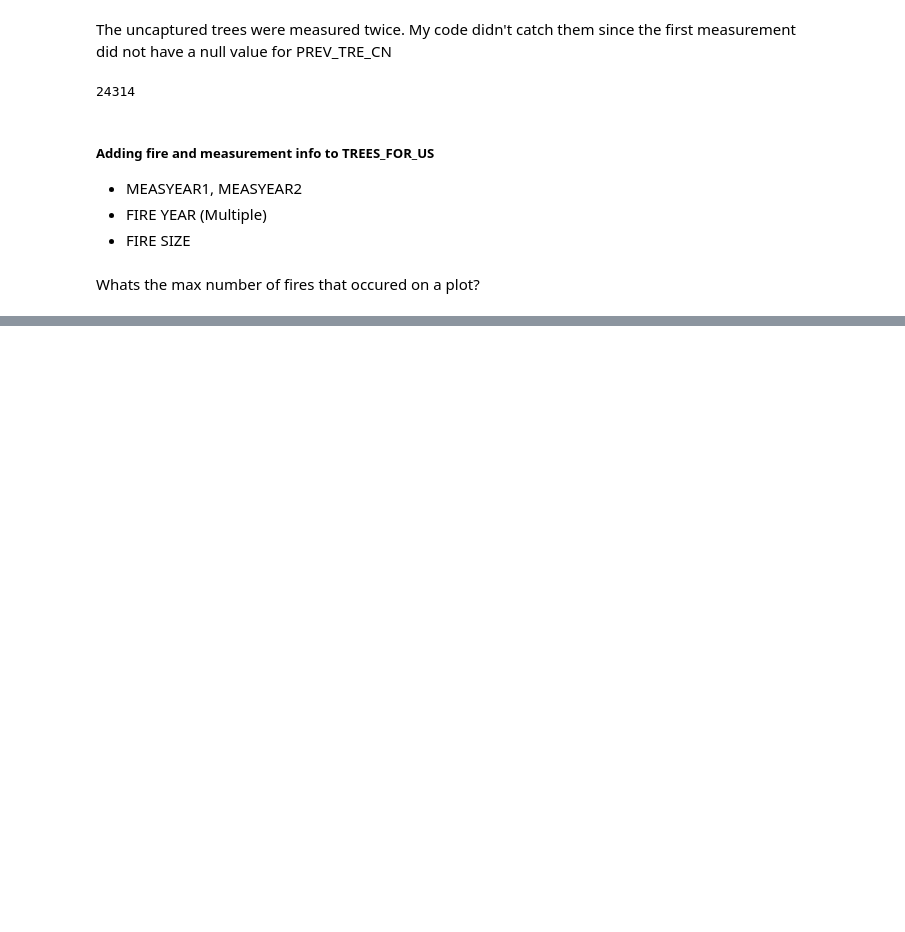
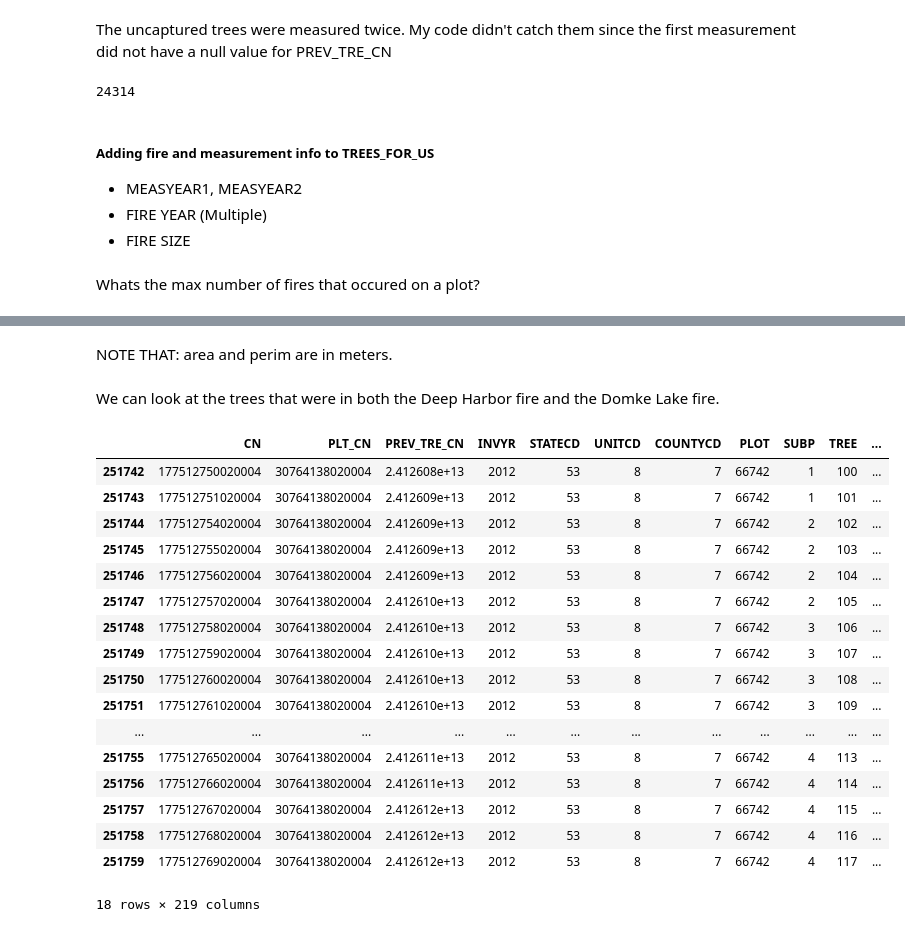
Before and after one commit to hbclad/Erdos_Trees, a Jupyter notebook: Data Analysis/Filtering_Trees_Everyone.ipynb, the cells around one changed output, grey strips where cells are left out. Drawn from its saved outputs; the diff is of its cells as text; code cells hidden in the pictures; blank space fills up the shorter version.

Commit message:
making trees for us csv??

```diff
--- a/Data Analysis/Filtering_Trees_Everyone.ipynb
+++ b/Data Analysis/Filtering_Trees_Everyone.ipynb
@@ -21,7 +21,7 @@ sns.set_style("whitegrid")
 # %% [markdown]
 Remember to unzip WA_TREE.csv.zip
 # %%
-TREE = pd.read_csv('../Data/WA_TREE.csv')
+TREE = pd.read_csv('/Users/henrycladouhos/Desktop/WA_TREE.csv')
 print(len(TREE))
 TREE.columns
 # %% [output]
@@ -324,0 +349,25 @@ FIREPLOTS_FIRE_SANDWICH[FIREPLOTS_FIRE_SANDWICH['UNIQUE_PLOT_ID'] == '8 7 66742'
+# %%
+TREES_FOR_US['MEASYEAR'] = None
+columns_to_add = ['INCIDENT1', 'FIREYEAR1', 'AREA1', 'PERIM1','INCIDENT2', 'FIREYEAR2', 'AREA2', 'PERIM2','INCIDENT3', 'FIREYEAR3', 'AREA3', 'PERIM3','INCIDENT4', 'FIREYEAR4', 'AREA4', 'PERIM4']
+
+for col in columns_to_add:
+    TREES_FOR_US[col] = None
+#initialize these new columns
+for index1, row1 in TREES_FOR_US.iterrows():
+    #Assign MEASYEAR1 and MEASYEAR2
+    pltid = row1['UNIQUE_PLOT_ID']
+    firesonplot = FIREPLOTS_FIRE_SANDWICH[FIREPLOTS_FIRE_SANDWICH['UNIQUE_PLOT_ID']==pltid]
+    if pd.isna(row1['PREV_TRE_CN']):
+        TREES_FOR_US.loc[index1, 'MEASYEAR'] = firesonplot['MEASYEAR1'].iloc[0]
+    else:
+        #if we are on the second measurement lets add fire info as well
+        TREES_FOR_US.loc[index1, 'MEASYEAR'] = firesonplot['MEASYEAR2'].iloc[0]
+
+        i=1
+        for index2, row2 in firesonplot.iterrows():
+            if i==1 or TREES_FOR_US.loc[index1,f'INCIDENT{i-1}']!=row2['INCIDENT']:
+                TREES_FOR_US.loc[index1,f'INCIDENT{i}'] = row2['INCIDENT']
+                TREES_FOR_US.loc[index1,f'FIREYEAR{i}'] = row2['FIRE_YEAR_']
+                TREES_FOR_US.loc[index1, f'AREA{i}'] = row2['area']
+                TREES_FOR_US.loc[index1,f'PERIM{i}'] = row2['perimeter']
+                i = i+1
@@ -324,0 +385,25 @@ FIREPLOTS_FIRE_SANDWICH[FIREPLOTS_FIRE_SANDWICH['UNIQUE_PLOT_ID'] == '8 7 66742'
+# %% [markdown]
+NOTE THAT: area and perim are in meters.
+# %% [markdown]
+We can look at the trees that were in both the Deep Harbor fire and the Domke Lake fire.
+# %%
+TREES_FOR_US[(TREES_FOR_US['INCIDENT1']=='Deep Harbor') & (TREES_FOR_US['INCIDENT2']=='Domke Lake')]
+# %% [output]
+|  | CN | PLT_CN | PREV_TRE_CN | INVYR | STATECD | UNITCD | COUNTYCD | PLOT | SUBP | TREE | ... |
+| 251742 | 177512750020004 | 30764138020004 | 2.412608e+13 | 2012 | 53 | 8 | 7 | 66742 | 1 | 100 | ... |
+| 251743 | 177512751020004 | 30764138020004 | 2.412609e+13 | 2012 | 53 | 8 | 7 | 66742 | 1 | 101 | ... |
+| 251744 | 177512754020004 | 30764138020004 | 2.412609e+13 | 2012 | 53 | 8 | 7 | 66742 | 2 | 102 | ... |
+| 251745 | 177512755020004 | 30764138020004 | 2.412609e+13 | 2012 | 53 | 8 | 7 | 66742 | 2 | 103 | ... |
+| 251746 | 177512756020004 | 30764138020004 | 2.412609e+13 | 2012 | 53 | 8 | 7 | 66742 | 2 | 104 | ... |
+| 251747 | 177512757020004 | 30764138020004 | 2.412610e+13 | 2012 | 53 | 8 | 7 | 66742 | 2 | 105 | ... |
+| 251748 | 177512758020004 | 30764138020004 | 2.412610e+13 | 2012 | 53 | 8 | 7 | 66742 | 3 | 106 | ... |
+| 251749 | 177512759020004 | 30764138020004 | 2.412610e+13 | 2012 | 53 | 8 | 7 | 66742 | 3 | 107 | ... |
+| 251750 | 177512760020004 | 30764138020004 | 2.412610e+13 | 2012 | 53 | 8 | 7 | 66742 | 3 | 108 | ... |
+| 251751 | 177512761020004 | 30764138020004 | 2.412610e+13 | 2012 | 53 | 8 | 7 | 66742 | 3 | 109 | ... |
+| ... | ... | ... | ... | ... | ... | ... | ... | ... | ... | ... | ... |
+| 251755 | 177512765020004 | 30764138020004 | 2.412611e+13 | 2012 | 53 | 8 | 7 | 66742 | 4 | 113 | ... |
+| 251756 | 177512766020004 | 30764138020004 | 2.412611e+13 | 2012 | 53 | 8 | 7 | 66742 | 4 | 114 | ... |
+| 251757 | 177512767020004 | 30764138020004 | 2.412612e+13 | 2012 | 53 | 8 | 7 | 66742 | 4 | 115 | ... |
+| 251758 | 177512768020004 | 30764138020004 | 2.412612e+13 | 2012 | 53 | 8 | 7 | 66742 | 4 | 116 | ... |
+| 251759 | 177512769020004 | 30764138020004 | 2.412612e+13 | 2012 | 53 | 8 | 7 | 66742 | 4 | 117 | ... |
+18 rows × 219 columns
```
Also changed, not shown: parts of 16 cells of this notebook, 3 other files.
